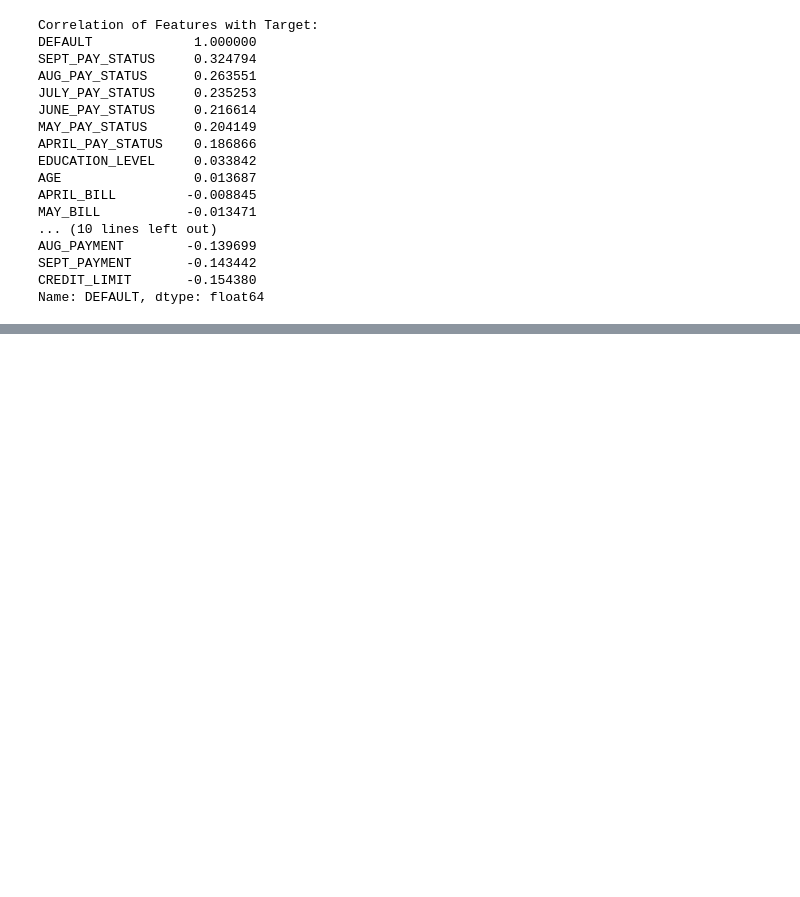
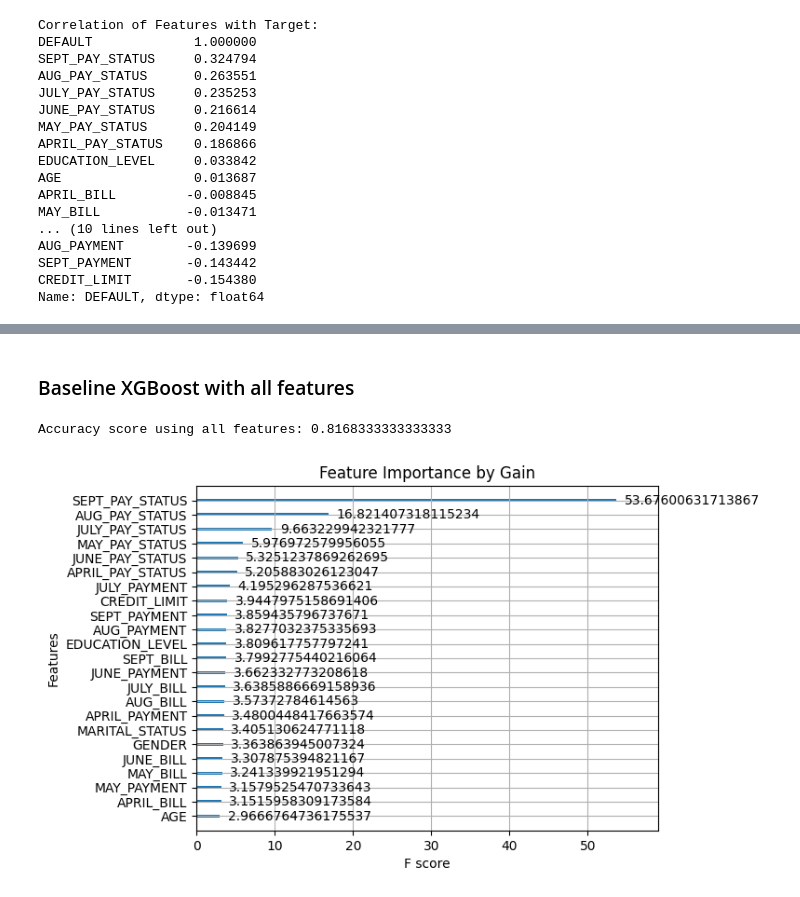
Before and after one commit to DatasanAli/AAI-501-Grp1, a Jupyter notebook: notebooks/cc-default-prediction.ipynb, the cells around one changed output, grey strips where cells are left out. Cells and saved outputs as stored; diff of their text form; code cells hidden in the pictures; blank space fills up the shorter version.

Commit message:
baseline xgboost with feature importance

```diff
--- a/notebooks/cc-default-prediction.ipynb
+++ b/notebooks/cc-default-prediction.ipynb
@@ -411,0 +448,20 @@ Name: DEFAULT, dtype: float64
+# %% [markdown]
+### Baseline XGBoost with all features
+# %%
+from xgboost import XGBClassifier, plot_importance
+from sklearn.model_selection import train_test_split
+from sklearn.metrics import accuracy_score
+
+features_train, features_test, target_train, target_test = train_test_split(features, targets, test_size=0.2, random_state=42)
+xgb_model_all_features = XGBClassifier(eval_metric='logloss')
+xgb_model_all_features.fit(features_train, target_train)
+
+pred = xgb_model_all_features.predict(features_test)
+score = accuracy_score(target_test, pred)
+print('Accuracy score using all features: {}'.format(score))
+plot_importance(xgb_model_all_features, importance_type='gain')
+plt.title('Feature Importance by Gain')
+plt.show()
+# %% [output]
+Accuracy score using all features: 0.8168333333333333
+[figure, added]
```
Also changed, not shown: parts of 5 cells of this notebook.
